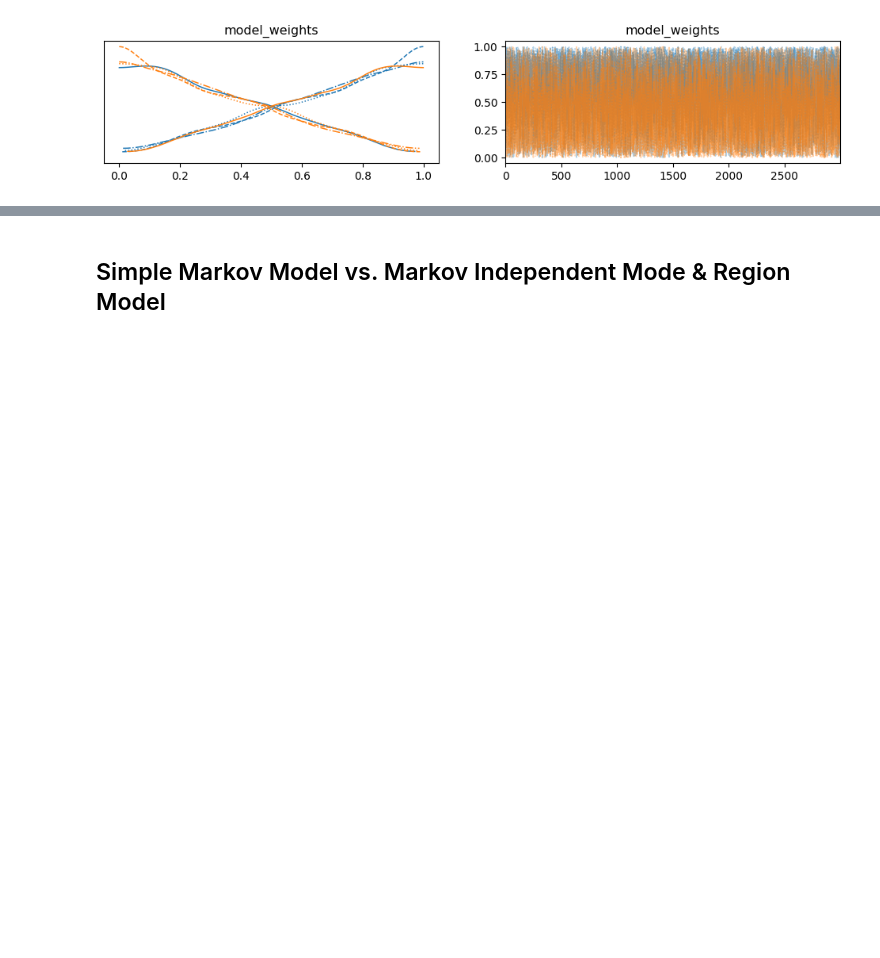
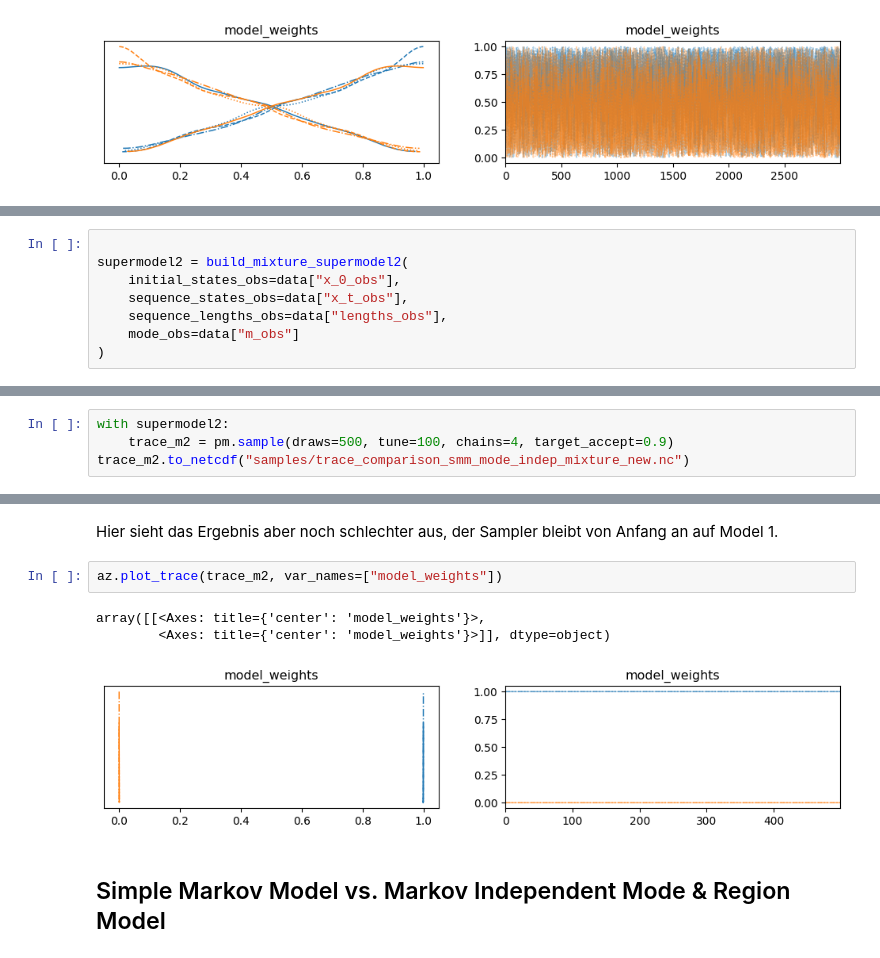
Before and after one commit to timeipert/generative-model-medieval-chant, a Jupyter notebook: 11_bayes_factor2.ipynb, the cells around one changed output, grey strips where cells are left out. Drawn from its saved outputs; the diff is of its cells as text; blank space fills up the shorter version.

```diff
--- a/11_bayes_factor2.ipynb
+++ b/11_bayes_factor2.ipynb
@@ -152,0 +210,8 @@ Bayes Factor: 0.7124
+# %%
+
+supermodel2 = build_mixture_supermodel2(
+    initial_states_obs=data["x_0_obs"],
+    sequence_states_obs=data["x_t_obs"],
+    sequence_lengths_obs=data["lengths_obs"],
+    mode_obs=data["m_obs"]
+)
@@ -152,0 +220,4 @@ Bayes Factor: 0.7124
+# %%
+with supermodel2:
+    trace_m2 = pm.sample(draws=500, tune=100, chains=4, target_accept=0.9)
+trace_m2.to_netcdf("samples/trace_comparison_smm_mode_indep_mixture_new.nc")
@@ -153,3 +253,11 @@ Bayes Factor: 0.7124
+# %% [markdown]
+Hier sieht das Ergebnis aber noch schlechter aus, der Sampler bleibt von Anfang an auf Model 1.
+# %%
+az.plot_trace(trace_m2, var_names=["model_weights"])
+# %% [output]
+array([[<Axes: title={'center': 'model_weights'}>,
+        <Axes: title={'center': 'model_weights'}>]], dtype=object)
+[figure, added]
 # %% [markdown]
 ## Simple Markov Model vs. Markov Independent Mode & Region Model
 # %%
```
Also changed, not shown: parts of 21 cells of this notebook.
